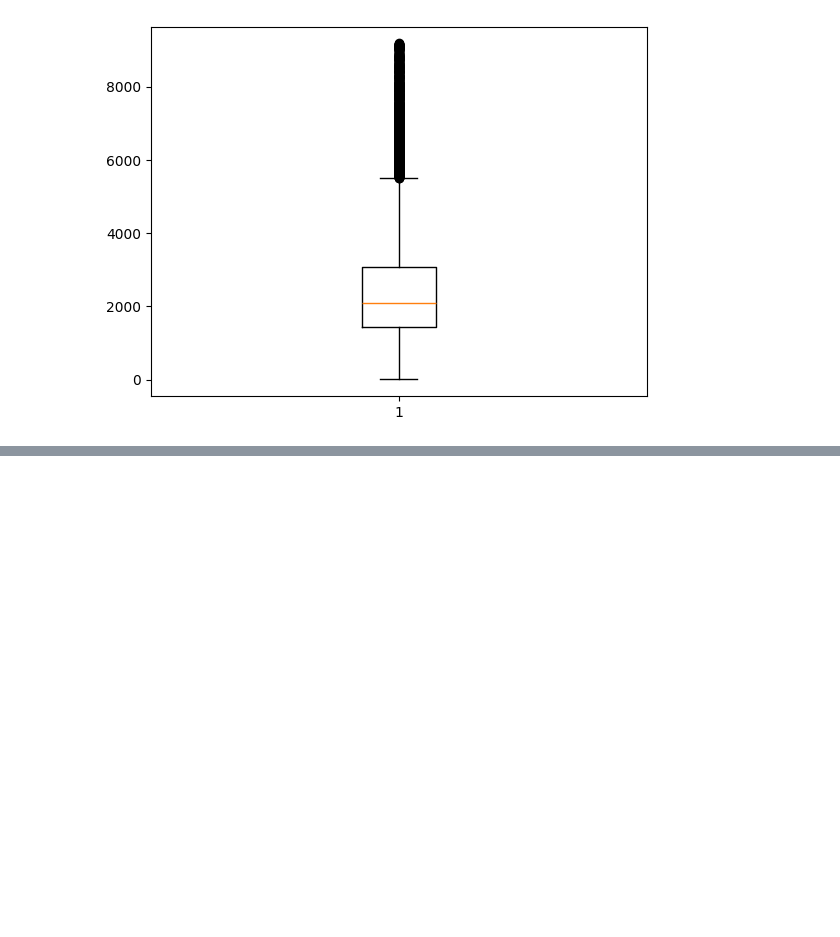
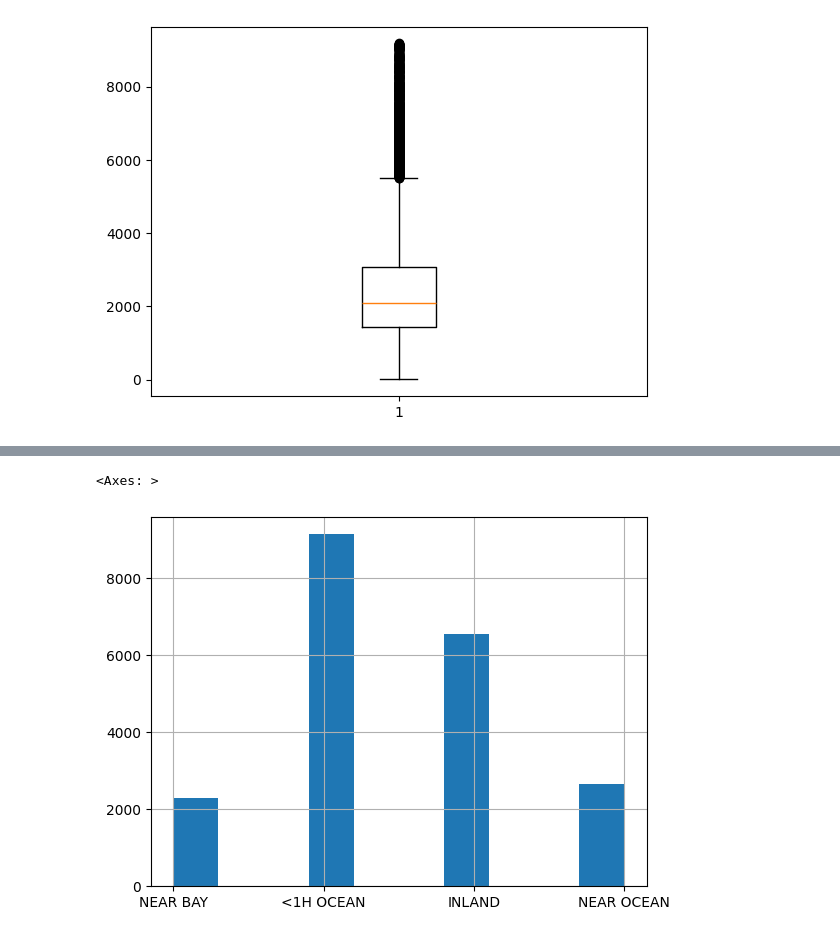
Before and after one commit to hg27haan/ML-DL-Data, a Jupyter notebook: DataPreprocessing/Source/Outliers.ipynb, the cells around one changed output, grey strips where cells are left out. Drawn from its saved outputs; the diff is of its cells as text; code cells hidden in the pictures; blank space fills up the shorter version.

```diff
--- a/DataPreprocessing/Source/Outliers.ipynb
+++ b/DataPreprocessing/Source/Outliers.ipynb
@@ -136,0 +157,6 @@ plt.boxplot(df_cleaned['total_rooms'])
+# %%
+df_raw[df_raw["ocean_proximity"] == "ISLAND"] = "NEAR BAY"
+df_raw["ocean_proximity"].hist()
+# %% [output]
+<Axes: >
+[figure, added]
```
Also changed, not shown: parts of 3 cells of this notebook.
